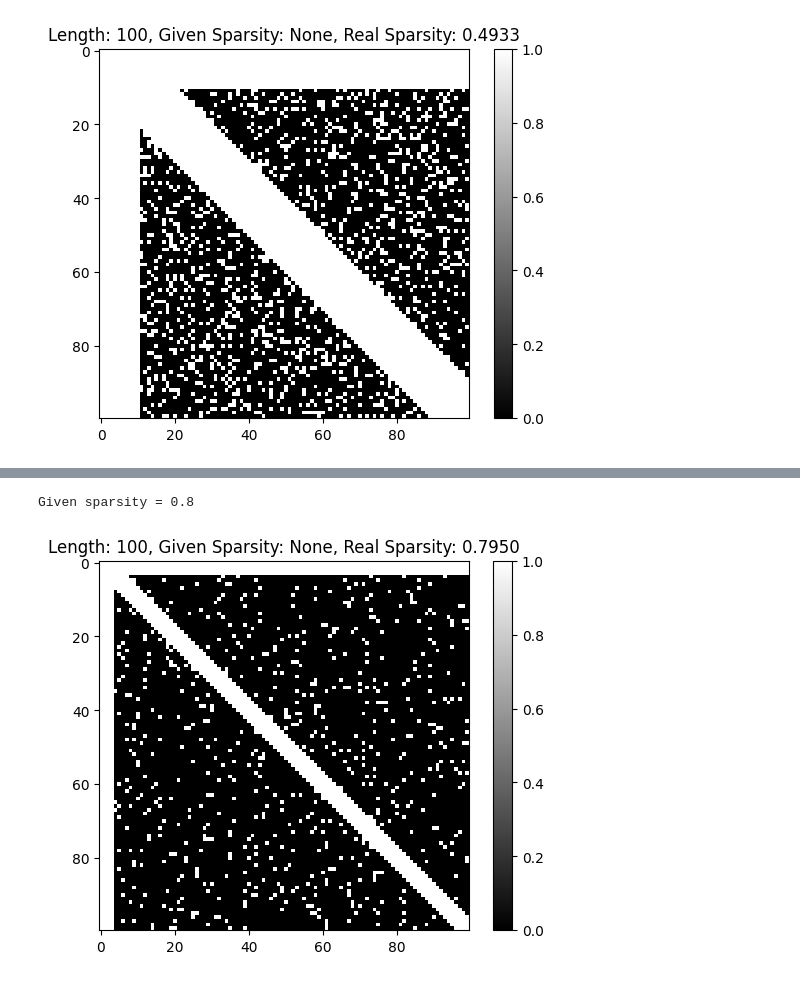
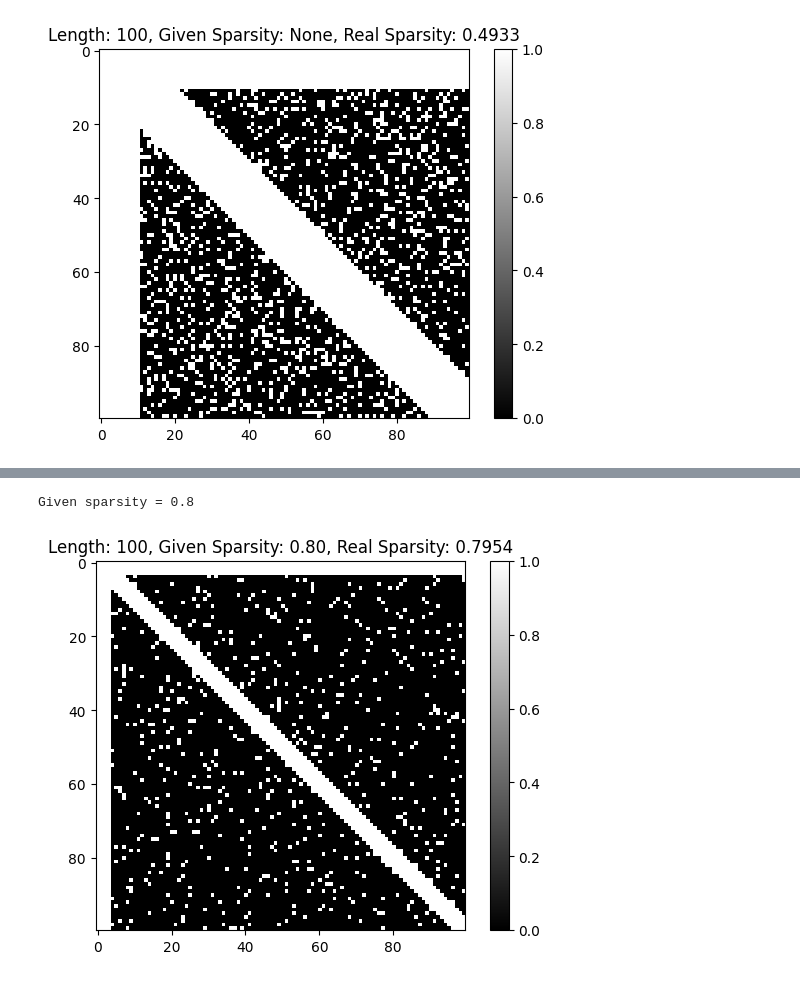
Before and after one commit to shanedonnelly/artificial_big_bird_matrix_generator, a Jupyter notebook: big_bird.ipynb, the cells around one changed output, grey strips where cells are left out. Cells and saved outputs as stored; diff of their text form; code cells hidden in the pictures.

```diff
--- a/big_bird.ipynb
+++ b/big_bird.ipynb
@@ -447,16 +463,16 @@ poly = a * x**5 + b * x**4 + c * x**3 + d * x**2 + e * x + f
 # %%
 def test_generate_big_bird_with_total_sparsity():
     length = 100
     total_sparsity = 0.8
     adjust = True
     matrix = generate_big_bird_with_total_sparsity(length, total_sparsity, adjust)
     print(f"Given sparsity = {total_sparsity}")
-    show_matrix_infos(matrix, length)
+    show_matrix_infos(matrix, length, given_sparsity= total_sparsity)
 
 test_generate_big_bird_with_total_sparsity()
 # %% [output]
 Given sparsity = 0.8
-[figure, old version]
+[figure, new version]
 # %%
 def test_adjust_total_sparsity(adjust):
     sparsity_values = [x / 100.0 for x in range(0, 101, 5)]
```
Also changed, not shown: parts of 4 cells of this notebook, 1 other file.
